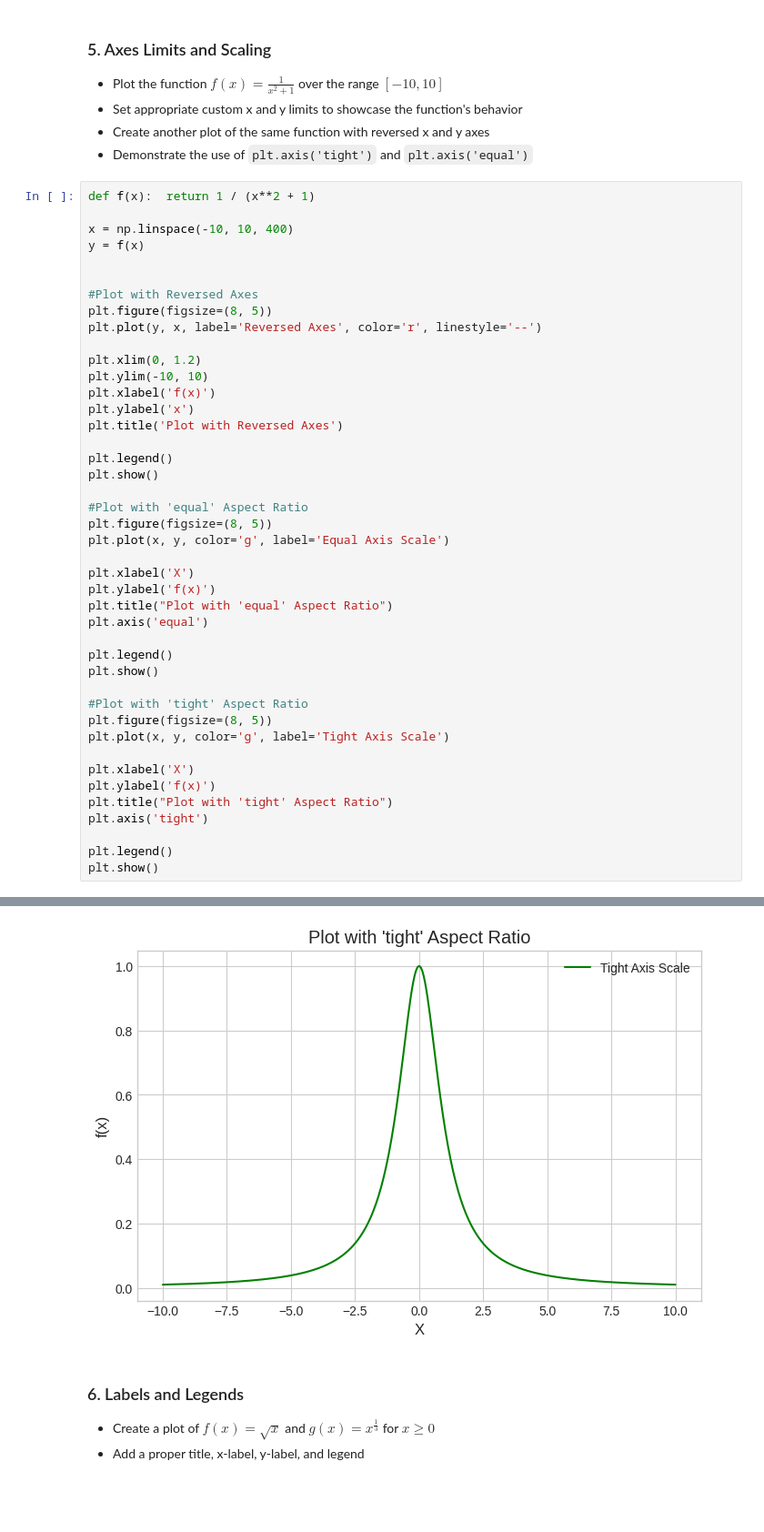
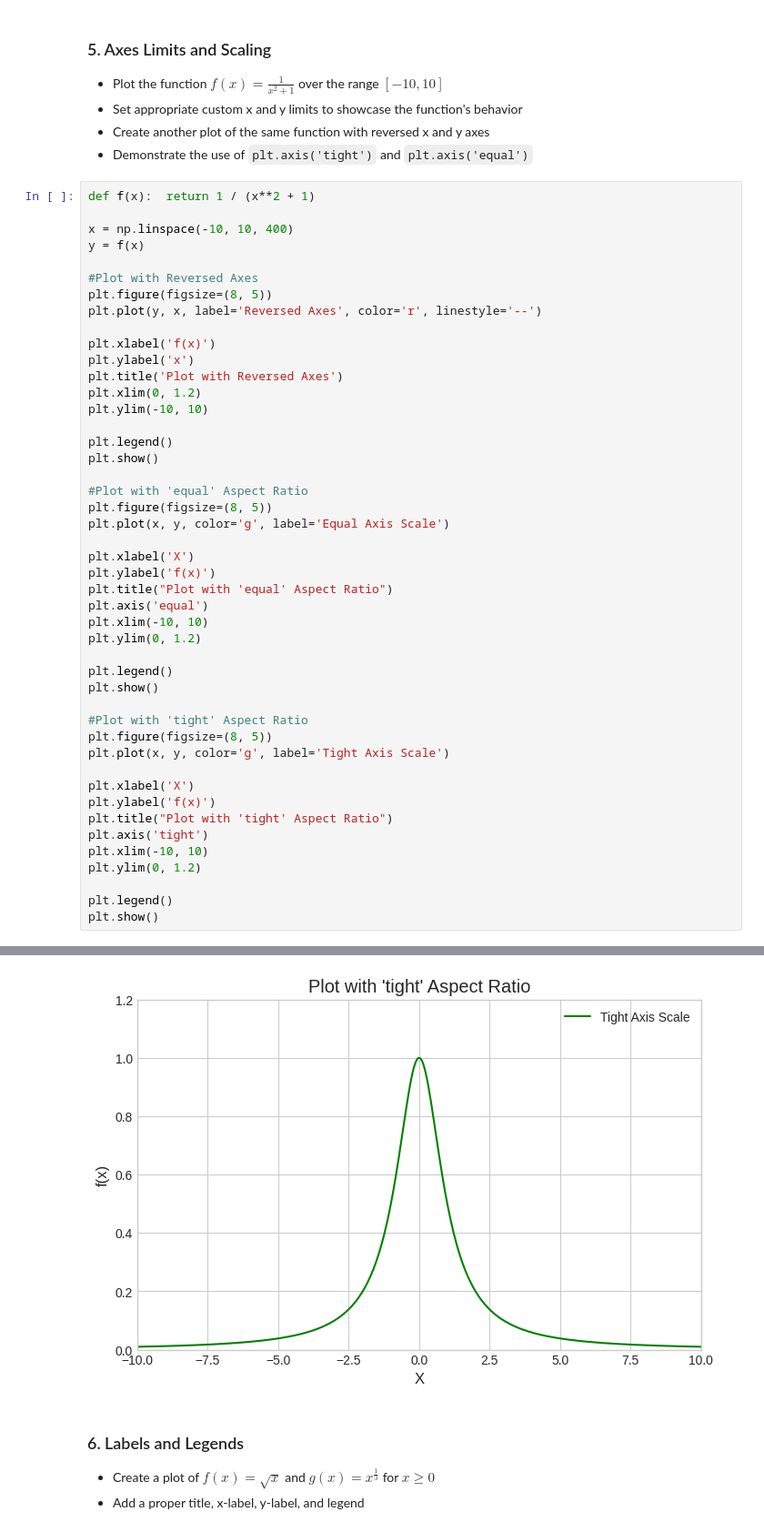
Before and after one commit to kamangirkhan/Data110, a Jupyter notebook: ArashNateghian_week3_data110_assignment.ipynb, the cells around one changed output, grey strips where cells are left out. Shown: that part at 91% size. Cells and saved outputs as stored; diff of their text form; blank space fills up the shorter version.

```diff
--- a/ArashNateghian_week3_data110_assignment.ipynb
+++ b/ArashNateghian_week3_data110_assignment.ipynb
@@ -110,16 +110,15 @@ def f(x):  return 1 / (x**2 + 1)
 x = np.linspace(-10, 10, 400)
 y = f(x)
 
-
 #Plot with Reversed Axes
 plt.figure(figsize=(8, 5))
 plt.plot(y, x, label='Reversed Axes', color='r', linestyle='--')
 
-plt.xlim(0, 1.2)
-plt.ylim(-10, 10)
 plt.xlabel('f(x)')
 plt.ylabel('x')
 plt.title('Plot with Reversed Axes')
+plt.xlim(0, 1.2)
+plt.ylim(-10, 10)
 
 plt.legend()
 plt.show()
@@ -132,6 +131,8 @@ plt.xlabel('X')
 plt.ylabel('f(x)')
 plt.title("Plot with 'equal' Aspect Ratio")
 plt.axis('equal')
+plt.xlim(-10, 10)
+plt.ylim(0, 1.2)
 
 plt.legend()
 plt.show()
@@ -144,6 +145,8 @@ plt.xlabel('X')
 plt.ylabel('f(x)')
 plt.title("Plot with 'tight' Aspect Ratio")
 plt.axis('tight')
+plt.xlim(-10, 10)
+plt.ylim(0, 1.2)
 
 plt.legend()
 plt.show()
@@ -153,4 +157,4 @@ plt.show()
-[figure, old version]
+[figure, new version]
 # %% [markdown]
 ### 6. Labels and Legends
 - Create a plot of $f(x) = \sqrt{x}$ and $g(x) = x^{\frac{1}{3}}$ for $x \geq 0$
```
Also changed, not shown: parts of 1 cell of this notebook.
